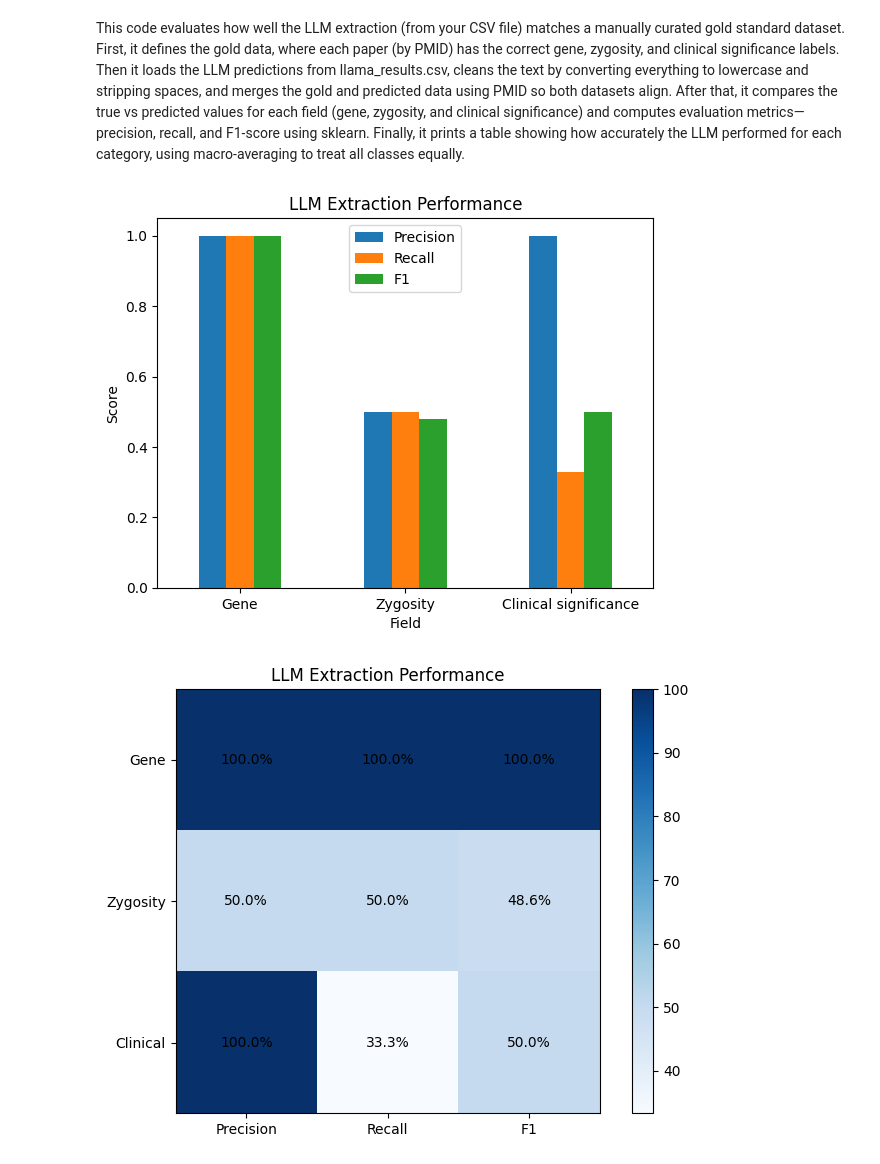
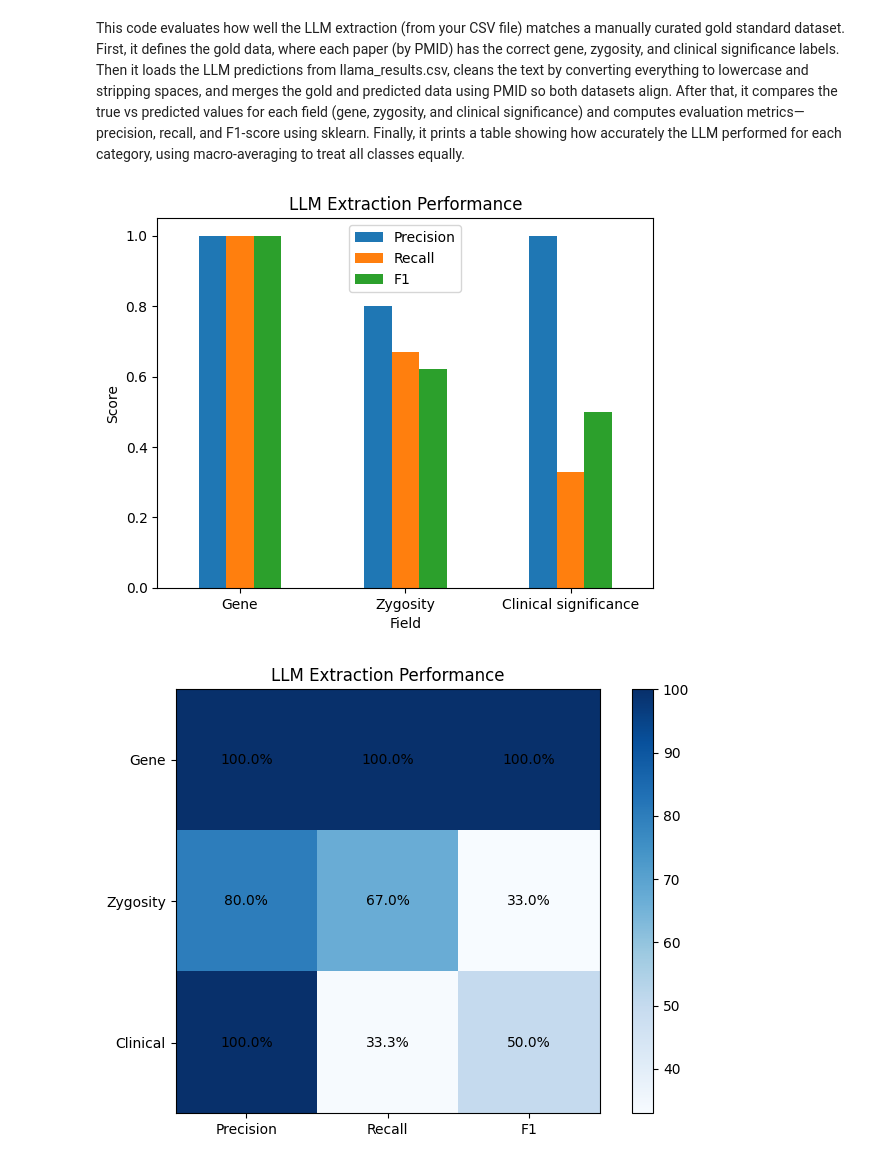
Before and after one commit to Jawahir-Mohamed/Group2-Capstone-Project, a Jupyter notebook: genetics_var_extra.ipynb, the cells around one changed output. Cells and saved outputs as stored; diff of their text form; code cells hidden in the pictures.

Commit message:
extra info and plots

```diff
--- a/genetics_var_extra.ipynb
+++ b/genetics_var_extra.ipynb
@@ -107,3 +64,33 @@ df_extract.to_csv("results/gene_and_disease_entities.csv", index=False)
+# %%
+#4. Extract biomedical entities (BioNLP13CG ) paper by paper
+import pandas as pd
+import re
+
+results = []
+
+
+for i, paper in enumerate(papers_list):
+
+    text = paper["abstract"]
+
+    if not text:
+        continue
+
+    # safe limit
+    text = text[:5000]
+
+
+    doc_bio = nlp_bionlp(text)
+
+    # BioNLP entities
+    for ent in doc_bio.ents:
+        results.append({
+            "paper_id": i,
+            "title": paper["title"],
+            "text": ent.text,
+            "label": ent.label_,
+            "model": "BioNLP13CG"
+        })
 # %% [markdown]
 The BioNLP13CG model was used to extract biomedical entities such as genes, diseases, and organisms from the collected abstracts. However, this model does not capture structured genomic variant formats (e.g., c.6313delA or p.Arg175His), as it is not specifically trained for mutation recognition.
 
@@ -549,11 +524,10 @@ import matplotlib.pyplot as plt
 
 data = {
     "Field": ["Gene", "Zygosity", "Clinical significance"],
-    "Precision": [1.0, 0.5, 1.0],
-    "Recall": [1.0, 0.5, 0.33],
-    "F1": [1.0, 0.48, 0.50]
+    "Precision": [1.0, 0.80, 1.0],
+    "Recall": [1.0, 0.67, 0.33],
+    "F1": [1.0, 0.62, 0.50]
 }
-
 df = pd.DataFrame(data)
 df.set_index("Field").plot(kind="bar")
 
@@ -562,7 +536,7 @@ plt.title("LLM Extraction Performance")
 plt.xticks(rotation=0)
 plt.show()
 # %% [output]
-[figure, old version]
+[figure, new version]
 # %%
 import numpy as np
 import matplotlib.pyplot as plt
@@ -572,39 +546,39 @@ fields = ["Gene", "Zygosity", "Clinical"]
 
 scores = np.array([
     [100.0, 100.0, 100.0],  # Gene
-    [50.0,  50.0,  48.6],   # Zygosity
+    [80.0,  67.0,  33.0],   # Zygosity
     [100.0, 33.3,  50.0]    # Clinical
 ])
 
 metrics = ["Precision", "Recall", "F1"]
 
 # ── Plot ──
 fig, ax = plt.subplots(figsize=(7, 5))
 
 im = ax.imshow(scores, cmap="Blues")
 
 # ── Axis labels ──
 ax.set_xticks(np.arange(len(metrics)))
 ax.set_yticks(np.arange(len(fields)))
 ax.set_xticklabels(metrics)
 ax.set_yticklabels(fields)
 
 plt.setp(ax.get_xticklabels(), rotation=0, ha="center")
 
 # ── Add values inside cells ──
 for i in range(len(fields)):
     for j in range(len(metrics)):
         ax.text(j, i, f"{scores[i, j]:.1f}%",
                 ha="center", va="center", color="black")
 
 # ── Title ──
 ax.set_title("LLM Extraction Performance")
 
 plt.colorbar(im, ax=ax)
 plt.tight_layout()
 plt.show()
 # %% [output]
-[figure, old version]
+[figure, new version]
 # %%
 # 9. JSON Output
 final_output = []
```
Also changed, not shown: parts of 5 cells of this notebook, 7 other files.
